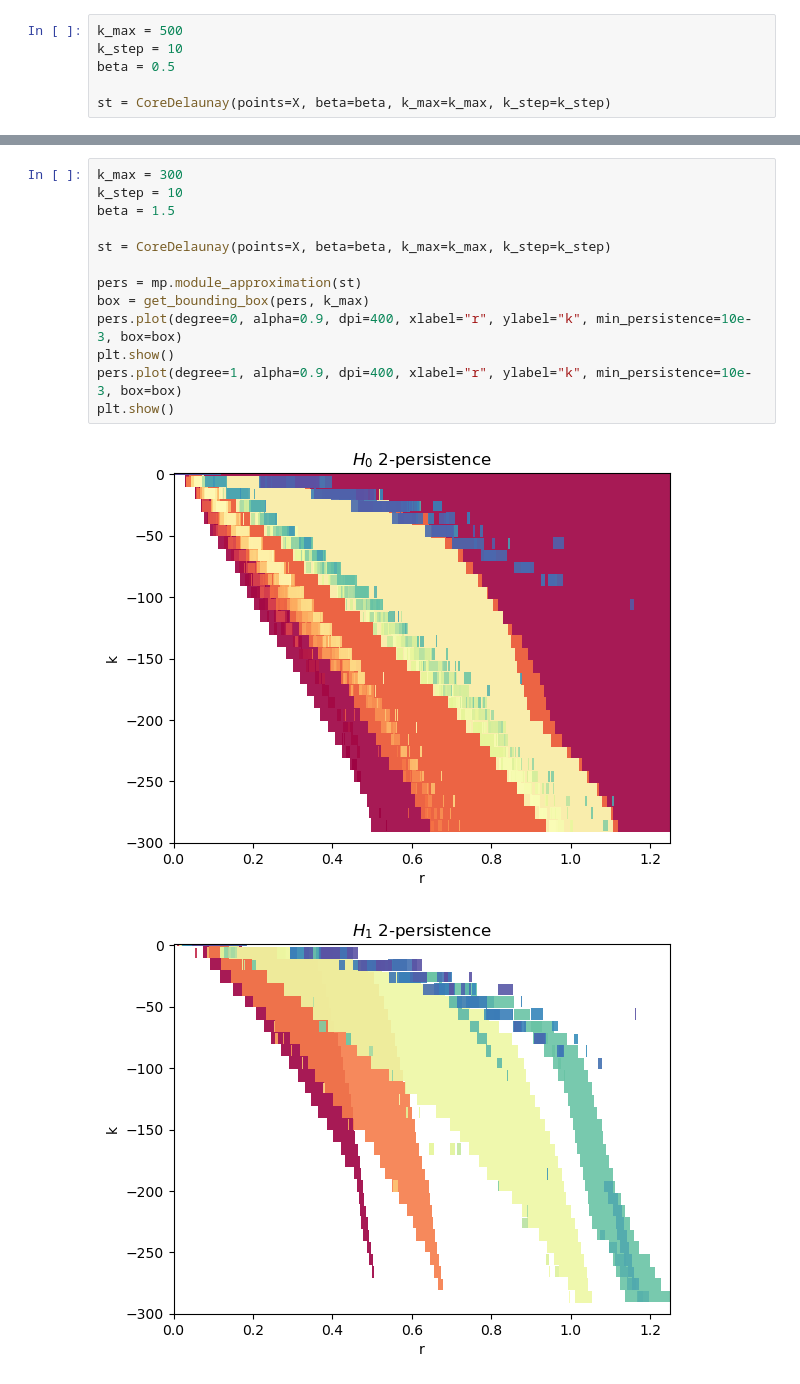
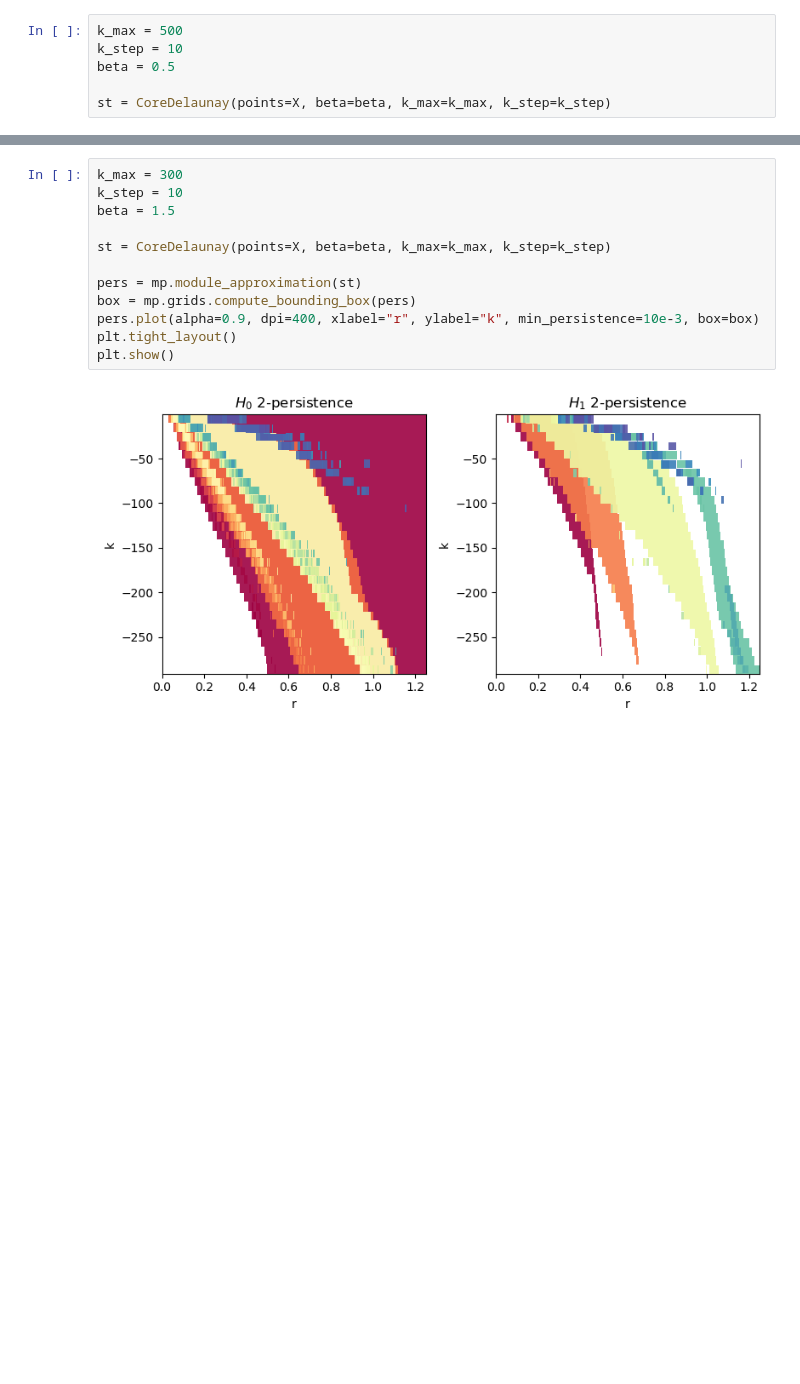
Before and after one commit to DavidLapous/multipers, a Jupyter notebook: docs/notebooks/delaunay_core_bifiltration.ipynb, the cells around one changed output, grey strips where cells are left out. Cells and saved outputs as stored; diff of their text form; blank space fills up the shorter version.

Commit message:
fixed typo and using multipers' bounding box function in notebook

```diff
--- a/docs/notebooks/delaunay_core_bifiltration.ipynb
+++ b/docs/notebooks/delaunay_core_bifiltration.ipynb
@@ -71,16 +62,14 @@ For completeness sake, we try some different values of the input parameters and
 # %%
 k_max = 300
 k_step = 10
 beta = 1.5
 
 st = CoreDelaunay(points=X, beta=beta, k_max=k_max, k_step=k_step)
 
 pers = mp.module_approximation(st)
-box = get_bounding_box(pers, k_max)
-pers.plot(degree=0, alpha=0.9, dpi=400, xlabel="r", ylabel="k", min_persistence=10e-3, box=box)
+box = mp.grids.compute_bounding_box(pers)
+pers.plot(alpha=0.9, dpi=400, xlabel="r", ylabel="k", min_persistence=10e-3, box=box)
+plt.tight_layout()
 plt.show()
-pers.plot(degree=1, alpha=0.9, dpi=400, xlabel="r", ylabel="k", min_persistence=10e-3, box=box)
-plt.show()
 # %% [output]
-[figure, old version]
+[figure, new version]
-[figure, removed]
```
Also changed, not shown: parts of 7 cells of this notebook.
